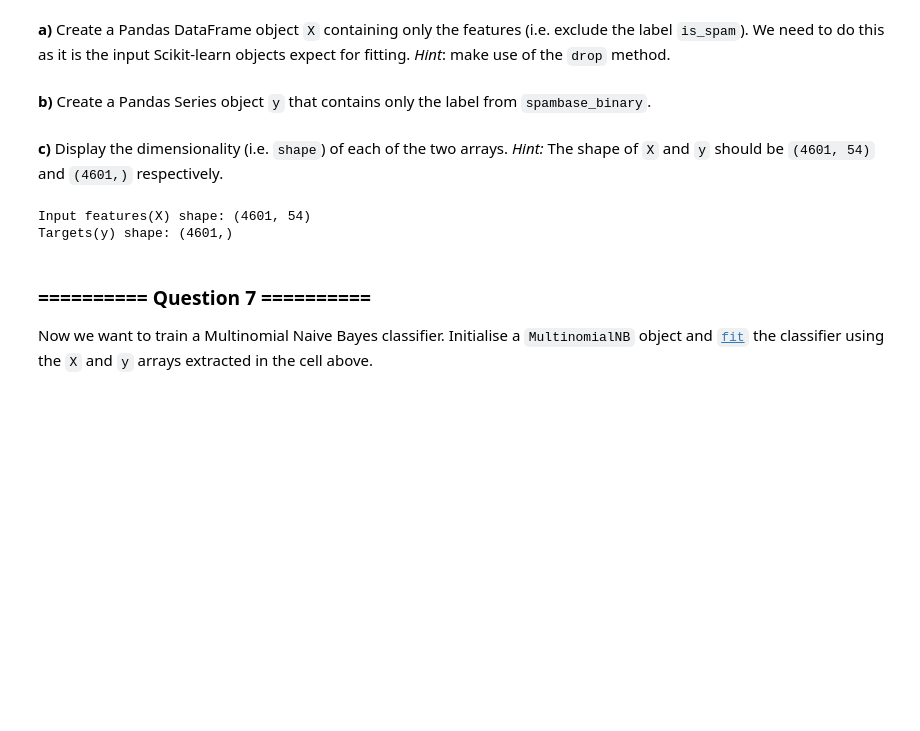
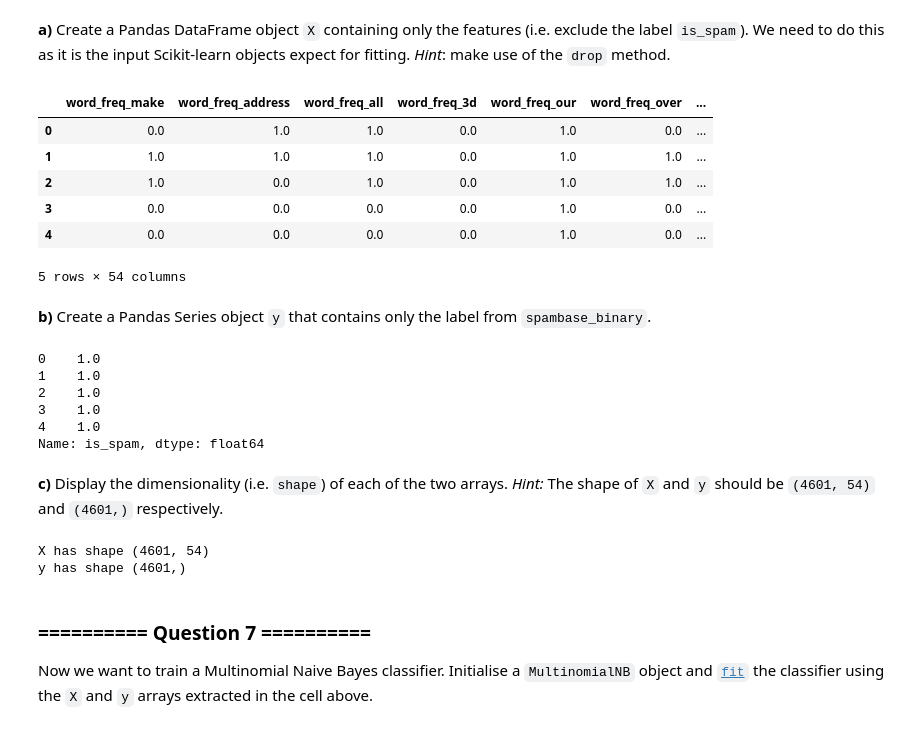
Before and after one commit to kentheo/iaml_2017, a Jupyter notebook: 02_Lab_1_Data_analysis_visualisation.ipynb, the cells around one changed output. Drawn from its saved outputs; the diff is of its cells as text; code cells hidden in the pictures; blank space fills up the shorter version.

```diff
--- a/02_Lab_1_Data_analysis_visualisation.ipynb
+++ b/02_Lab_1_Data_analysis_visualisation.ipynb
@@ -200,19 +198,36 @@ As a first step we extract the input features and targets from the DataFrame. To
 # %% [markdown]
 **a)** Create a Pandas DataFrame object `X` containing only the features (i.e. exclude the label `is_spam`). We need to do this as it is the input Scikit-learn objects expect for fitting. *Hint*: make use of the `drop` method.
 # %%
-X = spambase_binary.drop('is_spam', axis = 1)
+X = spambase_binary.drop(labels='is_spam', axis=1)
+X.head(5)
+# %% [output]
+|  | word_freq_make | word_freq_address | word_freq_all | word_freq_3d | word_freq_our | word_freq_over | ... |
+| 0 | 0.0 | 1.0 | 1.0 | 0.0 | 1.0 | 0.0 | ... |
+| 1 | 1.0 | 1.0 | 1.0 | 0.0 | 1.0 | 1.0 | ... |
+| 2 | 1.0 | 0.0 | 1.0 | 0.0 | 1.0 | 1.0 | ... |
+| 3 | 0.0 | 0.0 | 0.0 | 0.0 | 1.0 | 0.0 | ... |
+| 4 | 0.0 | 0.0 | 0.0 | 0.0 | 1.0 | 0.0 | ... |
+5 rows × 54 columns
 # %% [markdown]
 **b)** Create a Pandas Series object `y` that contains only the label from `spambase_binary`.
 # %%
 y = spambase_binary['is_spam']
+y.head(5)
+# %% [output]
+0    1.0
+1    1.0
+2    1.0
+3    1.0
+4    1.0
+Name: is_spam, dtype: float64
 # %% [markdown]
 **c)** Display the dimensionality (i.e. `shape`) of each of the two arrays. *Hint:* The shape of `X` and `y` should be `(4601, 54)` and `(4601,)` respectively.
 # %%
-print('Input features(X) shape: {}'.format(X.shape))
-print('Targets(y) shape: {}'.format(y.shape))
+print('X has shape', X.shape)
+print('y has shape', y.shape)
 # %% [output]
-Input features(X) shape: (4601, 54)
-Targets(y) shape: (4601,)
+X has shape (4601, 54)
+y has shape (4601,)
 # %% [markdown]
 ### ========== Question 7 ==========
 
```
Also changed, not shown: parts of 25 cells of this notebook, 1 other file.
